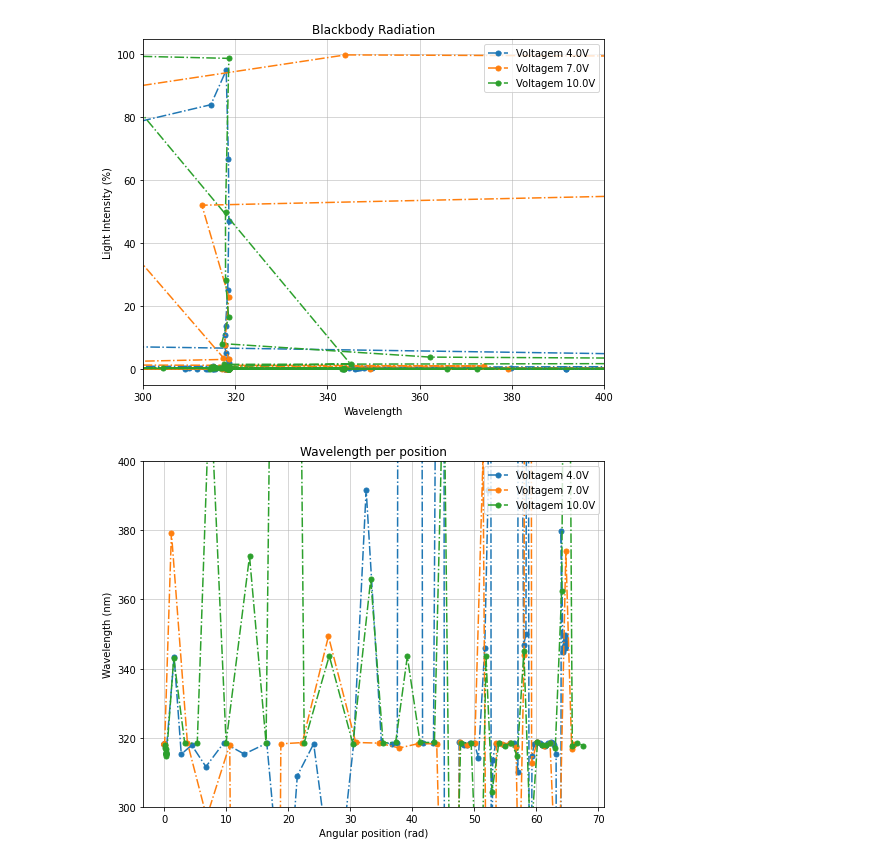
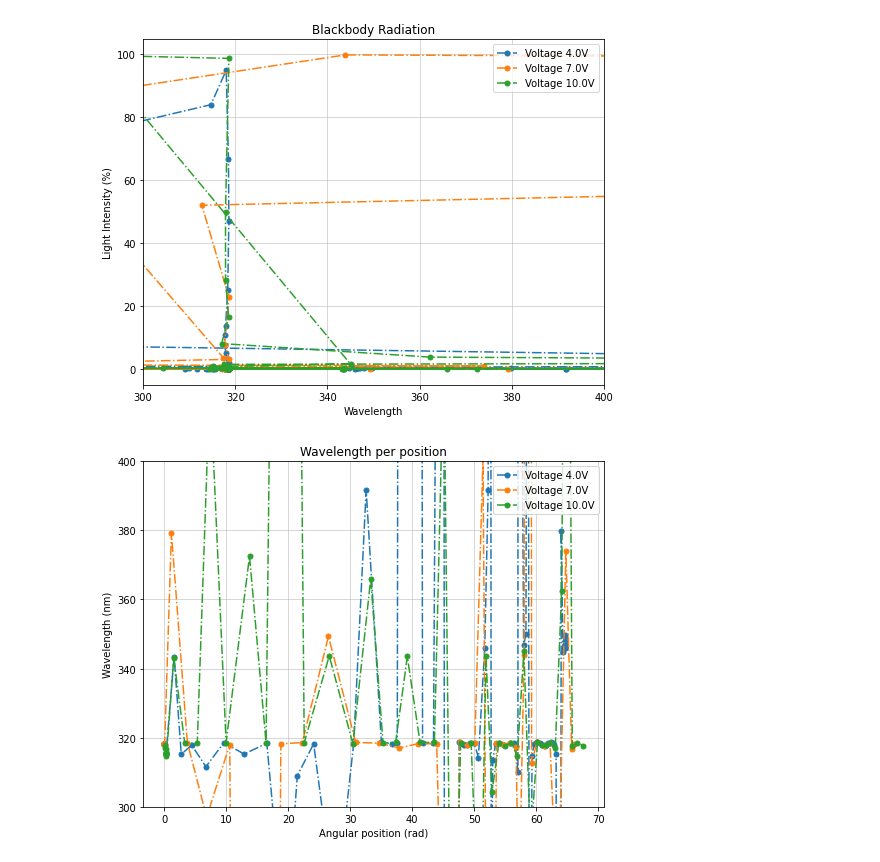
Before and after one commit to Shnrqpdr/modern-physics-lab, a Jupyter notebook: blackbody/blackbody.ipynb, the cells around one changed output. Saved outputs shown, nothing was run; the diff lists cells and outputs as text; code cells hidden in the pictures.

Commit message:
plots para apresentacao

```diff
--- a/blackbody/blackbody.ipynb
+++ b/blackbody/blackbody.ipynb
@@ -83,29 +83,29 @@ for i in range(np.size(voltagem)):
 # %%
 import matplotlib.pyplot as plt
 import numpy as np
 
 fig1 = plt.figure(figsize=(8,6))
 
 # x=np.arange(0,50,2)
 
 axes = fig1.add_axes([0.1,0.1,0.8,0.8])
 
 for volt in voltagem:
     file = pd.read_csv(f'results/dadosV{volt}.txt', header = 0, sep='\s+')
-    axes.plot(file['wavelength'], file['intensidade'], ls='-.', marker='o',markersize=5, label=f'Voltagem {volt}V')
+    axes.plot(file['wavelength'], file['intensidade'], ls='-.', marker='o',markersize=5, label=f'Voltage {volt}V')
     axes.set_xlabel('Wavelength')
     axes.set_ylabel("Light Intensity (%)")
 
 axes.set_title("Blackbody Radiation")
 
 axes.set_xlim(300, 400)
 
 plt.grid(linestyle='-', linewidth=0.5)
 axes.legend(loc='upper right')
 
 plt.savefig("plots/blackbody.png", dpi=400)
 # %% [output]
-[figure, old version]
+[figure, new version]
 # %%
 import matplotlib.pyplot as plt
 import numpy as np
@@ -118,7 +118,7 @@ axes = fig1.add_axes([0.1,0.1,0.8,0.8])
 
 for volt in voltagem:
     file = pd.read_csv(f'results/dadosV{volt}.txt', header = 0, sep='\s+')
-    axes.plot(file['posicao'], file['wavelength'], ls='-.', marker='o',markersize=5, label=f'Voltagem {volt}V')
+    axes.plot(file['posicao'], file['wavelength'], ls='-.', marker='o',markersize=5, label=f'Voltage {volt}V')
     axes.set_xlabel('Angular position (rad)')
     axes.set_ylabel("Wavelength (nm)")
 
@@ -131,7 +131,7 @@ axes.legend(loc='upper right')
 
 plt.savefig("plots/wavelengthperposition.png", dpi=400)
 # %% [output]
-[figure, old version]
+[figure, new version]
 # %%
 import matplotlib.pyplot as plt
 import numpy as np
```
Also changed, not shown: parts of 2 cells of this notebook, 4 other files.
